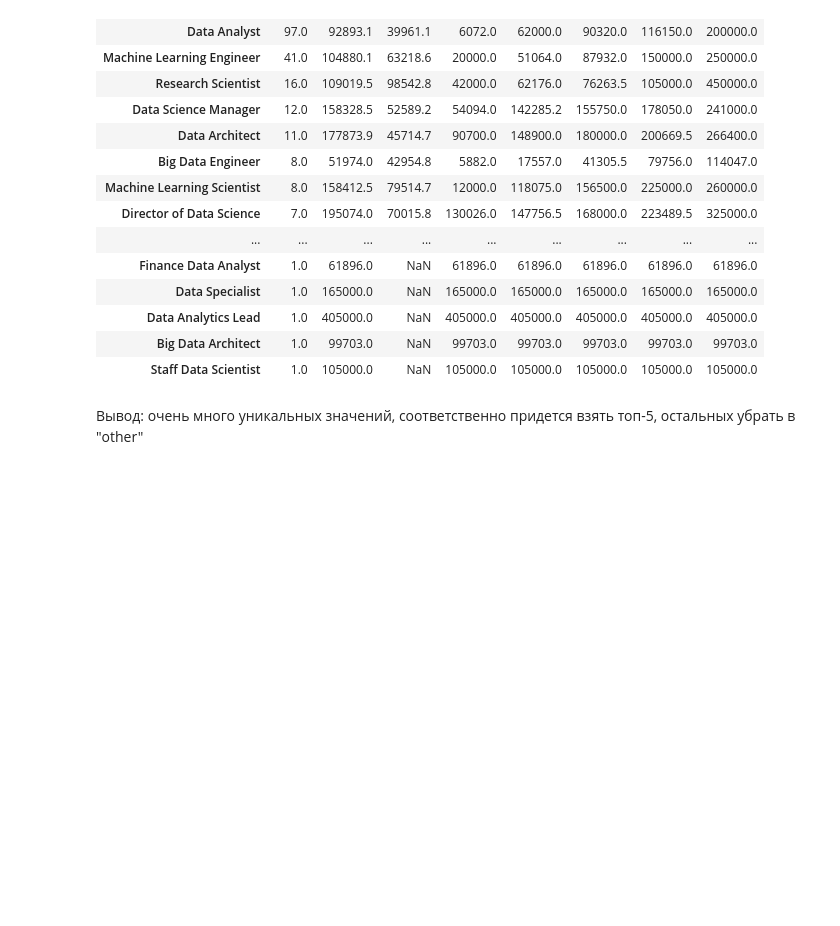
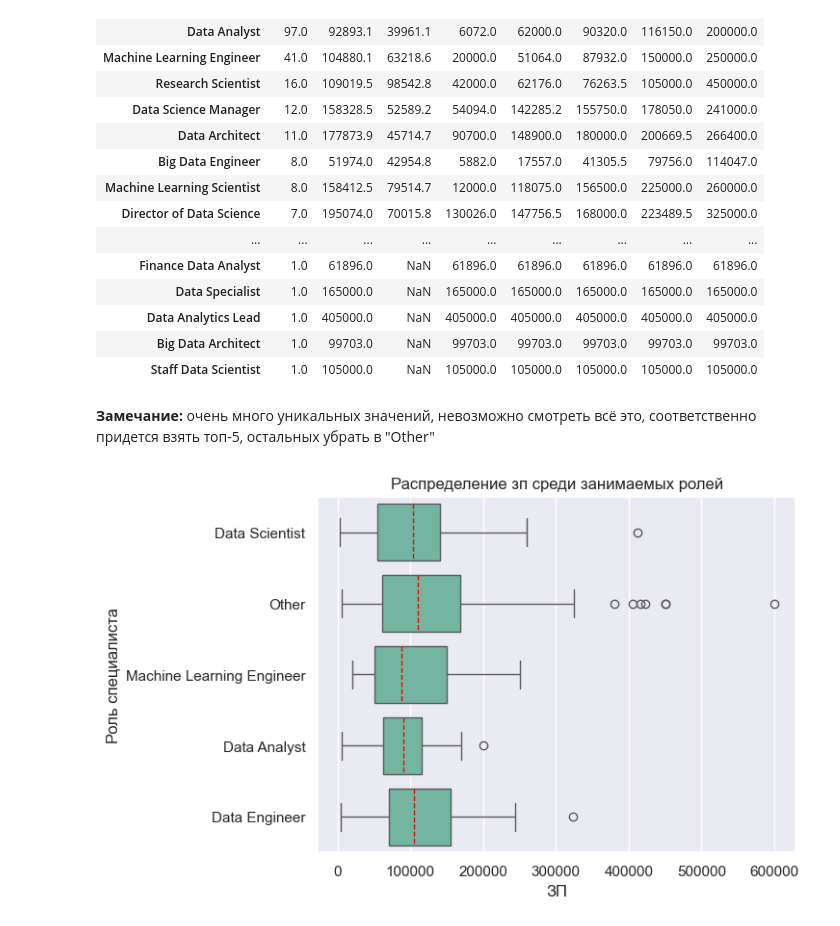
Before and after one commit to schdlr50/SF_EDA_4, a Jupyter notebook: final task.ipynb, the cells around one changed output. Cells and saved outputs as stored; diff of their text form; code cells hidden in the pictures; blank space fills up the shorter version.

```diff
--- a/final task.ipynb
+++ b/final task.ipynb
@@ -301,4 +302,17 @@ data_job_title_agg.sort_values(by='count', ascending=False)
 | Big Data Architect | 1.0 | 99703.0 | NaN | 99703.0 | 99703.0 | 99703.0 | 99703.0 | 99703.0 |
 | Staff Data Scientist | 1.0 | 105000.0 | NaN | 105000.0 | 105000.0 | 105000.0 | 105000.0 | 105000.0 |
 # %% [markdown]
-Вывод: очень много уникальных значений, соответственно придется взять топ-5, остальных убрать в "other"
+**Замечание:** очень много уникальных значений, невозможно смотреть всё это, соответственно придется взять топ-5, остальных убрать в "Other"
+# %%
+# попробуем сгрупировать значения признака и посмотрим ТОП-5, скорее всего это будет нагляднее
+data_job_title_vision=data.copy()
+job_title_list={'Data Scientist', 'Data Engineer', 'Data Analyst', 'Machine Learning Engineer'} # выделим топ-4 в список для функции
+data_job_title_vision['job_title']=data['job_title'].apply(lambda x: x if x in job_title_list else 'Other')
+# вот теперь можно и визуализировать данные и посмотреть распределение и выбросы
+ax=sns.boxplot(data_job_title_vision, x='salary_in_usd', y='job_title', orient='h', medianprops={"color": "red", "linestyle": "--"})
+ax.set(xlabel="ЗП")
+ax.set(ylabel="Роль специалиста")
+plt.title("Распределение зп среди занимаемых ролей")
+plt.show()
+# %% [output]
+[figure, added]
```
Also changed, not shown: parts of 27 cells of this notebook.
